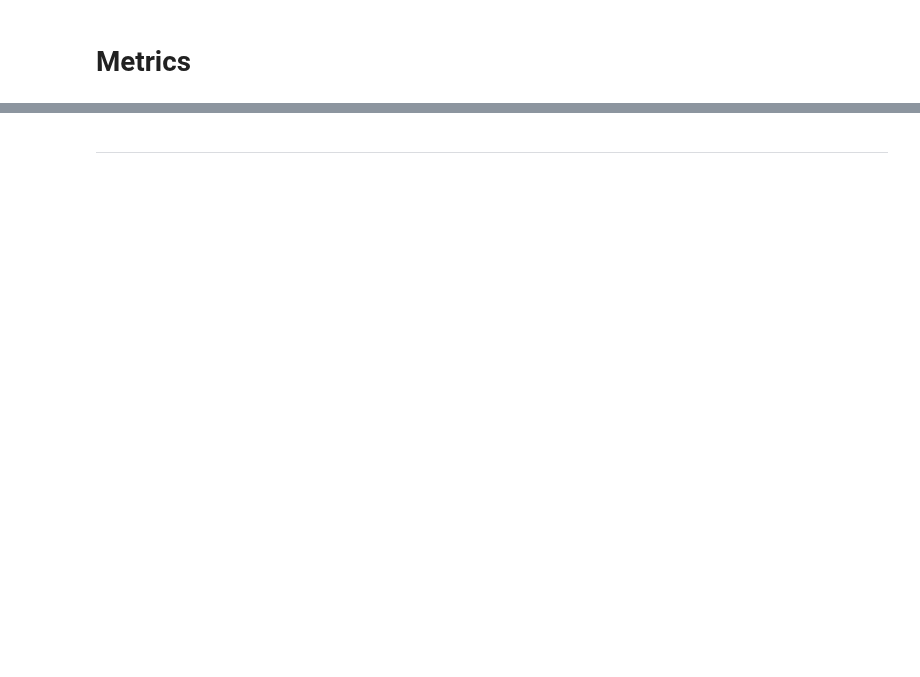
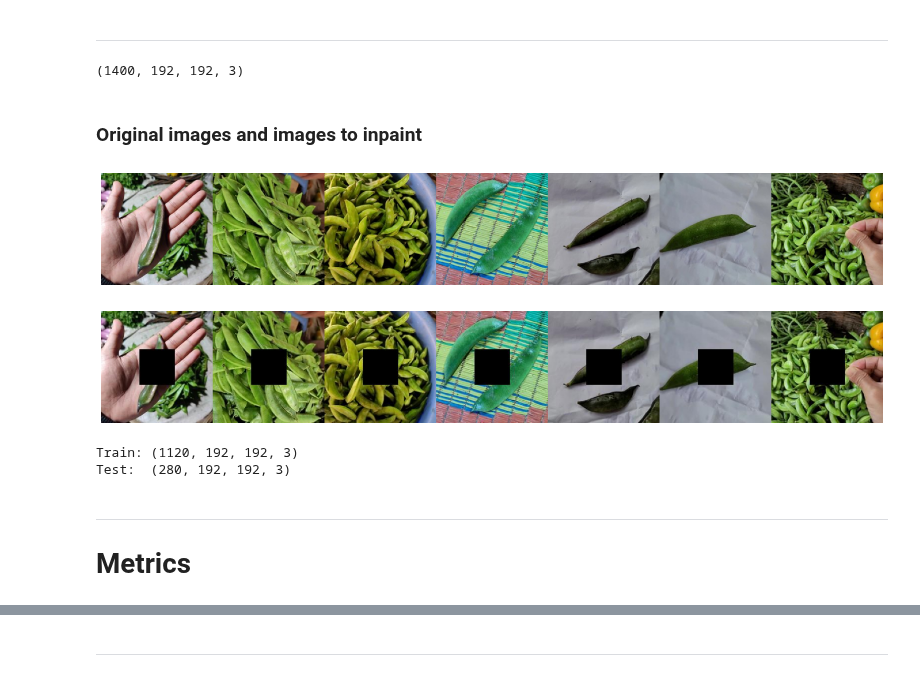
Before and after one commit to mmartyna123/CV-ImageInpainting, a Jupyter notebook: sandbox-M.ipynb, the cells around one changed output, grey strips where cells are left out. Drawn from its saved outputs; the diff is of its cells as text; code cells hidden in the pictures; blank space fills up the shorter version.

```diff
--- a/sandbox-M.ipynb
+++ b/sandbox-M.ipynb
@@ -7 +38,9 @@ import mlflow.tensorflow
+# %%
+def imshow(img: np.array):
+    if img.shape[0] * 2 > img.shape[1]:
+        fig = plt.figure(figsize=(7, 7))
+    else:
+        fig = plt.figure(figsize=(20, 20))
+    plt.axis('off')
+    plt.imshow(img)
 # %%
@@ -85,0 +173,24 @@ def __data_generation(self, idxs):
+# %% [markdown]
+***
+# %%
+x_set = []
+for idx, file in enumerate(glob.glob("./Data/VegetableImages/all_images/*")):
+    x_set.append(np.array(Image.open(file).resize((192,192))))
+x_set = np.array(x_set)
+x_set.shape
+y_set = []
+for idx, file in enumerate(glob.glob("./Data/VegetableImages/all_holes/*")):
+    y_set.append(np.array(Image.open(file).resize((192,192))))
+y_set = np.array(y_set)
+y_set.shape
+# %% [output]
+(1400, 192, 192, 3)
+# %% [markdown]
+### Original images and images to inpaint
+# %%
+ids = np.random.choice(len(y_set), 7)
+imshow(np.concatenate(x_set[ids], 1))
+imshow(np.concatenate(y_set[ids], 1))
+# %% [output]
+[figure, added]
+[figure, added]
@@ -86,4 +268,11 @@ def __data_generation(self, idxs):
+# %%
+print(f"Train: {np.array(X_train).shape}")
+print(f"Test:  {np.array(X_test).shape}")
+# %% [output]
+Train: (1120, 192, 192, 3)
+Test:  (280, 192, 192, 3)
 # %% [markdown]
+***
 # Metrics
 # %%
 def dice_coef(y_true, y_pred):
```
Also changed, not shown: parts of 27 cells of this notebook, 2 other files.
